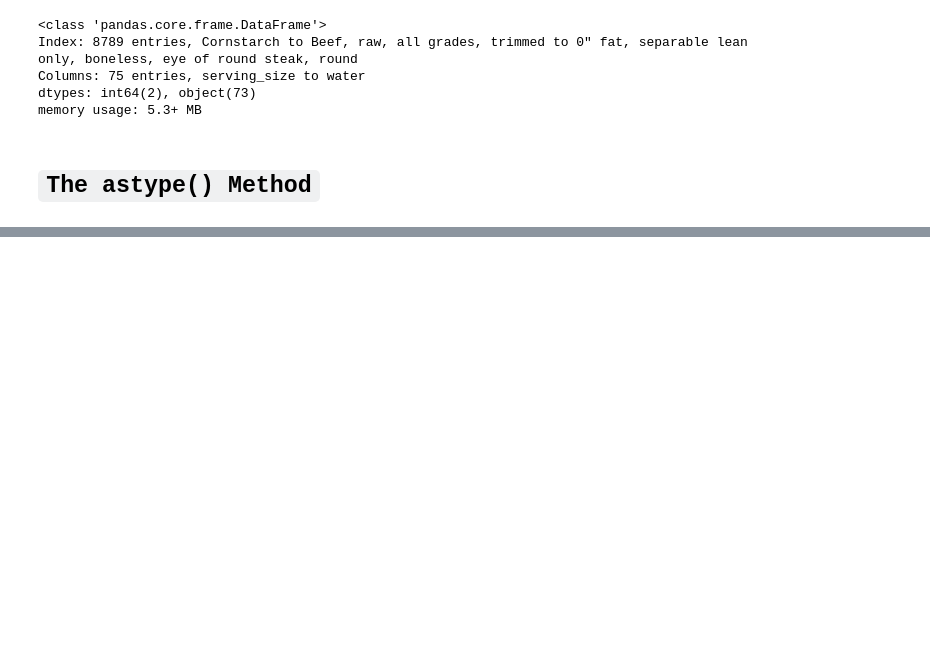
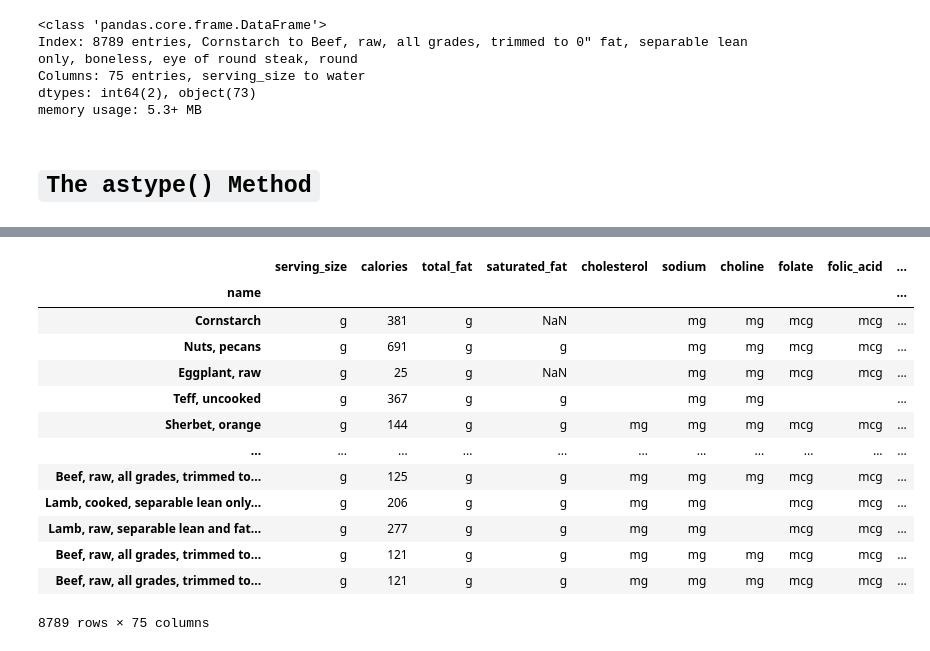
Before and after one commit to AmroEid77/Advance-Pandas, a Jupyter notebook: Working With DataFrames/DataFrame.ipynb, the cells around one changed output, grey strips where cells are left out. Cells and saved outputs as stored; diff of their text form; code cells hidden in the pictures; blank space fills up the shorter version.

```diff
--- a/Working With DataFrames/DataFrame.ipynb
+++ b/Working With DataFrames/DataFrame.ipynb
@@ -1197,0 +1385,17 @@ memory usage: 5.3+ MB
+# %%
+nutrition.replace('[^a-zA-Z]', '', regex=True)
+# %% [output]
+|  | serving_size | calories | total_fat | saturated_fat | cholesterol | sodium | choline | folate | folic_acid | ... |
+| name |  |  |  |  |  |  |  |  |  | ... |
+| Cornstarch | g | 381 | g | NaN |  | mg | mg | mcg | mcg | ... |
+| Nuts, pecans | g | 691 | g | g |  | mg | mg | mcg | mcg | ... |
+| Eggplant, raw | g | 25 | g | NaN |  | mg | mg | mcg | mcg | ... |
+| Teff, uncooked | g | 367 | g | g |  | mg | mg |  |  | ... |
+| Sherbet, orange | g | 144 | g | g | mg | mg | mg | mcg | mcg | ... |
+| ... | ... | ... | ... | ... | ... | ... | ... | ... | ... | ... |
+| Beef, raw, all grades, trimmed to... | g | 125 | g | g | mg | mg | mg | mcg | mcg | ... |
+| Lamb, cooked, separable lean only... | g | 206 | g | g | mg | mg |  | mcg | mcg | ... |
+| Lamb, raw, separable lean and fat... | g | 277 | g | g | mg | mg |  | mcg | mcg | ... |
+| Beef, raw, all grades, trimmed to... | g | 121 | g | g | mg | mg | mg | mcg | mcg | ... |
+| Beef, raw, all grades, trimmed to... | g | 121 | g | g | mg | mg | mg | mcg | mcg | ... |
+8789 rows × 75 columns
```
Also changed, not shown: parts of 110 cells of this notebook, 1 other file.
